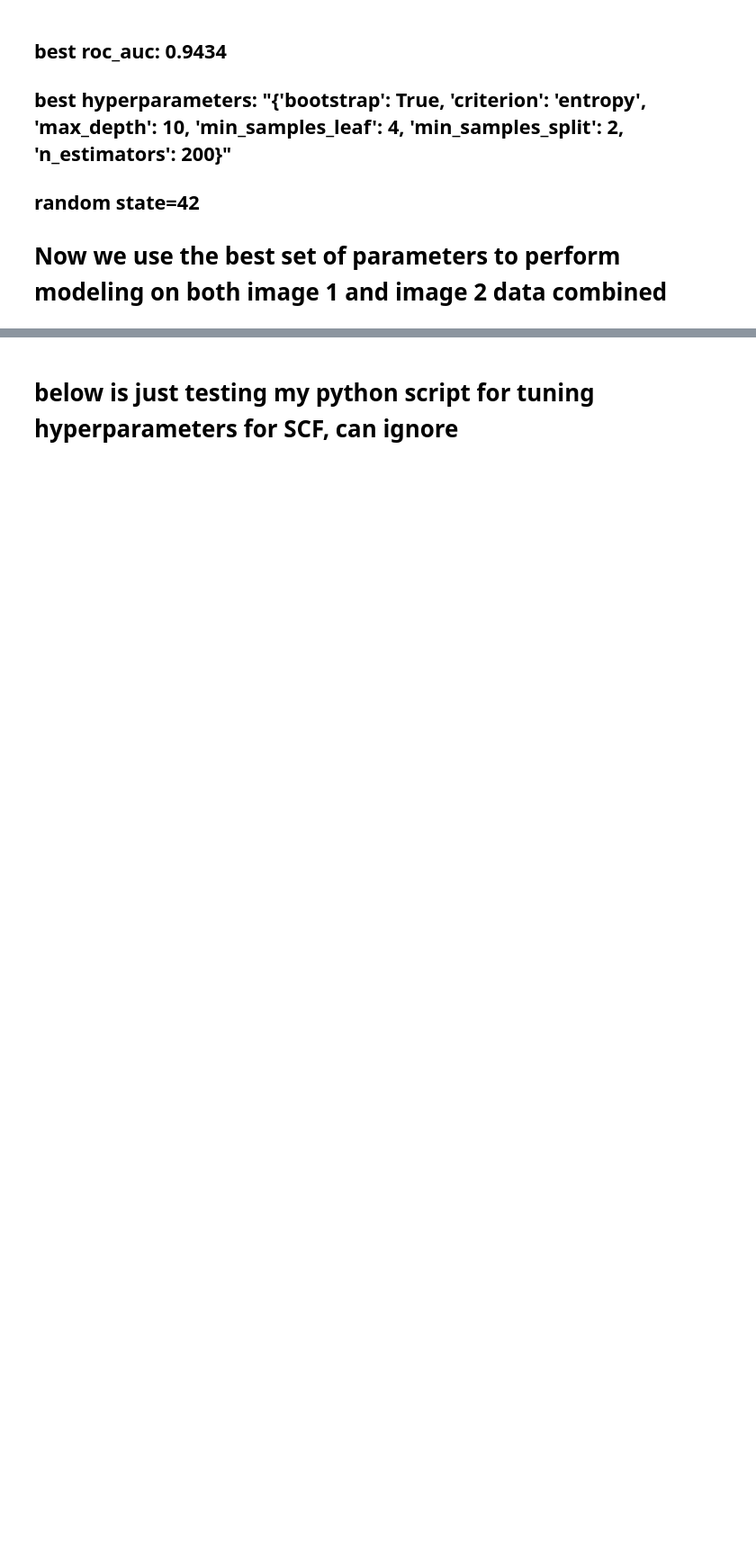
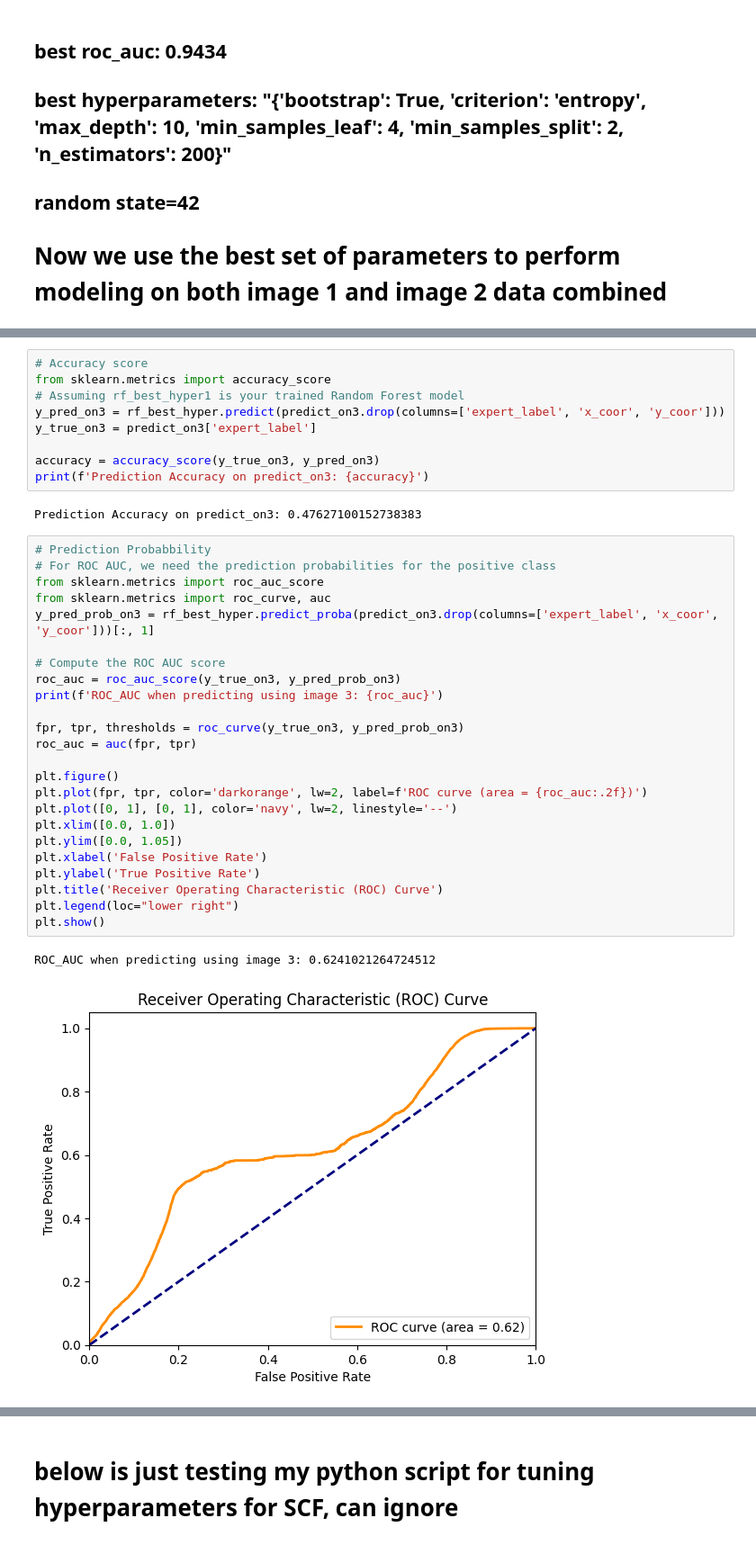
Before and after one commit to CptMgm/stat-215-group, a Jupyter notebook: lab4/code/models/randomforest/randomforest_anqi.ipynb, the cells around one changed output, grey strips where cells are left out. Shown at 90% size. Saved outputs shown, nothing was run; the diff lists cells and outputs as text; blank space fills up the shorter version.

```diff
--- a/lab4/code/models/randomforest/randomforest_anqi.ipynb
+++ b/lab4/code/models/randomforest/randomforest_anqi.ipynb
@@ -125,2 +140,40 @@ weighted avg       0.86      0.86      0.86     82148
+# %%
+# Accuracy score
+from sklearn.metrics import accuracy_score
+# Assuming rf_best_hyper1 is your trained Random Forest model
+y_pred_on3 = rf_best_hyper.predict(predict_on3.drop(columns=['expert_label', 'x_coor', 'y_coor']))
+y_true_on3 = predict_on3['expert_label']
+
+accuracy = accuracy_score(y_true_on3, y_pred_on3)
+print(f'Prediction Accuracy on predict_on3: {accuracy}')
+# %% [output]
+Prediction Accuracy on predict_on3: 0.47627100152738383
+# %%
+# Prediction Probabbility
+# For ROC AUC, we need the prediction probabilities for the positive class
+from sklearn.metrics import roc_auc_score
+from sklearn.metrics import roc_curve, auc
+y_pred_prob_on3 = rf_best_hyper.predict_proba(predict_on3.drop(columns=['expert_label', 'x_coor', 'y_coor']))[:, 1]
+
+# Compute the ROC AUC score
+roc_auc = roc_auc_score(y_true_on3, y_pred_prob_on3)
+print(f'ROC_AUC when predicting using image 3: {roc_auc}')
+
+fpr, tpr, thresholds = roc_curve(y_true_on3, y_pred_prob_on3)
+roc_auc = auc(fpr, tpr)
+
+plt.figure()
+plt.plot(fpr, tpr, color='darkorange', lw=2, label=f'ROC curve (area = {roc_auc:.2f})')
+plt.plot([0, 1], [0, 1], color='navy', lw=2, linestyle='--')
+plt.xlim([0.0, 1.0])
+plt.ylim([0.0, 1.05])
+plt.xlabel('False Positive Rate')
+plt.ylabel('True Positive Rate')
+plt.title('Receiver Operating Characteristic (ROC) Curve')
+plt.legend(loc="lower right")
+plt.show()
+# %% [output]
+ROC_AUC when predicting using image 3: 0.6241021264724512
+[figure, added]
 # %%
 #predict using rf_best_hyper1 on image 2 data
```
Also changed, not shown: parts of 15 cells of this notebook.
